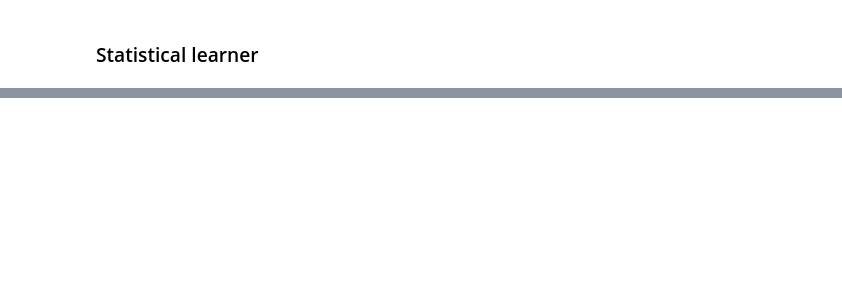
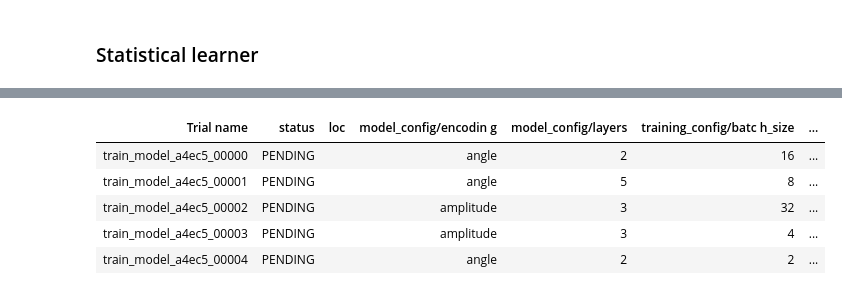
Before and after one commit to AdrianPanasiewicz/QML_for_radar_classification, a Jupyter notebook: MachineLearning/training_pipeline.ipynb, the cells around one changed output, grey strips where cells are left out. Cells and saved outputs as stored; diff of their text form; code cells hidden in the pictures; blank space fills up the shorter version.

```diff
--- a/MachineLearning/training_pipeline.ipynb
+++ b/MachineLearning/training_pipeline.ipynb
@@ -326,0 +395,77 @@ plotter.plot_statistics(means, stds)
+# %%
+model_config = {
+    "n_qubits"  : 10,
+    "layers"    : tune.choice([1,2,3,4,5]),
+    "encoding"  : tune.choice(["angle", "amplitude"]),
+    "ansatz"    : tune.choice(["basic", "entangling", "random"]),
+    "simulator" : 'lightning.qubit',
+}
+training_config = {
+	"batch_size": tune.choice([2, 4, 8, 16, 32]),
+	"device": "cuda" if torch.cuda.is_available() else "cpu",
+	"epochs": 50,
+	"optimizer": {
+	    "name" : tune.choice(["SGD", "Adam"]),
+        "lr": tune.loguniform(1e-5, 1e-1),
+        "momentum": tune.uniform(0, 1),
+        "weight_decay": tune.loguniform(1e-6, 1e-3),
+	}
+}
+
+config = {
+	"model_config": model_config,
+	"training_config": training_config,
+}
+
+max_num_epochs = training_config["epochs"]
+num_trials =  5
+scheduler = ASHAScheduler(
+    max_t=max_num_epochs,
+    grace_period=10,
+    reduction_factor=2,
+)
+
+cpus_per_trial = 12
+gpus_per_trial = 0
+
+PROJECT_ROOT = Path().cwd().parent
+training_path = PROJECT_ROOT / "Data" / "Datasets" / "time_domain" / "training_dataset.pkl"
+validating_path = PROJECT_ROOT / "Data" / "Datasets" / "time_domain" / "validating_dataset.pkl"
+testing_path = PROJECT_ROOT / "Data" / "Datasets" / "time_domain" / "testing_dataset.pkl"
+
+trainer = TrainerForHyperparameterSearch(
+    training_path=training_path,
+    validating_path=validating_path,
+    testing_path=testing_path,
+    criterion = nn.BCELoss()
+)
+
+tuner = tune.Tuner(
+    tune.with_resources(
+        tune.with_parameters(trainer.train_model, model_class=QuantumNeuralNetwork),
+        resources={"cpu": cpus_per_trial, "gpu": gpus_per_trial}
+    ),
+    tune_config=tune.TuneConfig(
+        metric="accuracy",
+        mode="max",
+        scheduler=scheduler,
+        num_samples=num_trials,
+        trial_dirname_creator=lambda trial: f"t_{trial.trial_id}"
+    ),
+    run_config = RunConfig(
+    storage_path= "/content/drive/MyDrive/ray_results" if 'google.colab' in sys.modules else "E:/ray_results",
+    checkpoint_config=CheckpointConfig(
+            num_to_keep=2,
+            checkpoint_score_attribute="accuracy",
+            checkpoint_score_order="max",
+        ),
+    name="radar_hparam_search_qnn",
+	),
+    param_space=config,
+)
+results = tuner.fit()
+
+# Current best trial: 8f0ab_00008 with loss=0.4411230981349945 and params={'layers': 1, 'neurons_per_layer': 128, 'lr': 9.763374597090547e-05, 'batch_size': 4, 'device': 'cuda', 'epochs': 250}
+# Current best trial: 7a17b_00064 with loss=0.43200549483299255 and params={'layers': 2, 'neurons_per_layer': 32, 'lr': 0.000471644, 'batch_size': 2, 'device': 'cpu', 'epochs': 160}
+# 32 params batch size 8	layers 1	0.000148743	250	81.1576	0.493999	0.746429
+# %% [output]
@@ -326,0 +483,6 @@ plotter.plot_statistics(means, stds)
+| Trial name | status | loc | model_config/encodin g | model_config/layers | training_config/batc h_size | ... |
+| train_model_a4ec5_00000 | PENDING |  | angle | 2 | 16 | ... |
+| train_model_a4ec5_00001 | PENDING |  | angle | 5 | 8 | ... |
+| train_model_a4ec5_00002 | PENDING |  | amplitude | 3 | 32 | ... |
+| train_model_a4ec5_00003 | PENDING |  | amplitude | 3 | 4 | ... |
+| train_model_a4ec5_00004 | PENDING |  | angle | 2 | 2 | ... |
```
Also changed, not shown: parts of 15 cells of this notebook, 5 other files.
